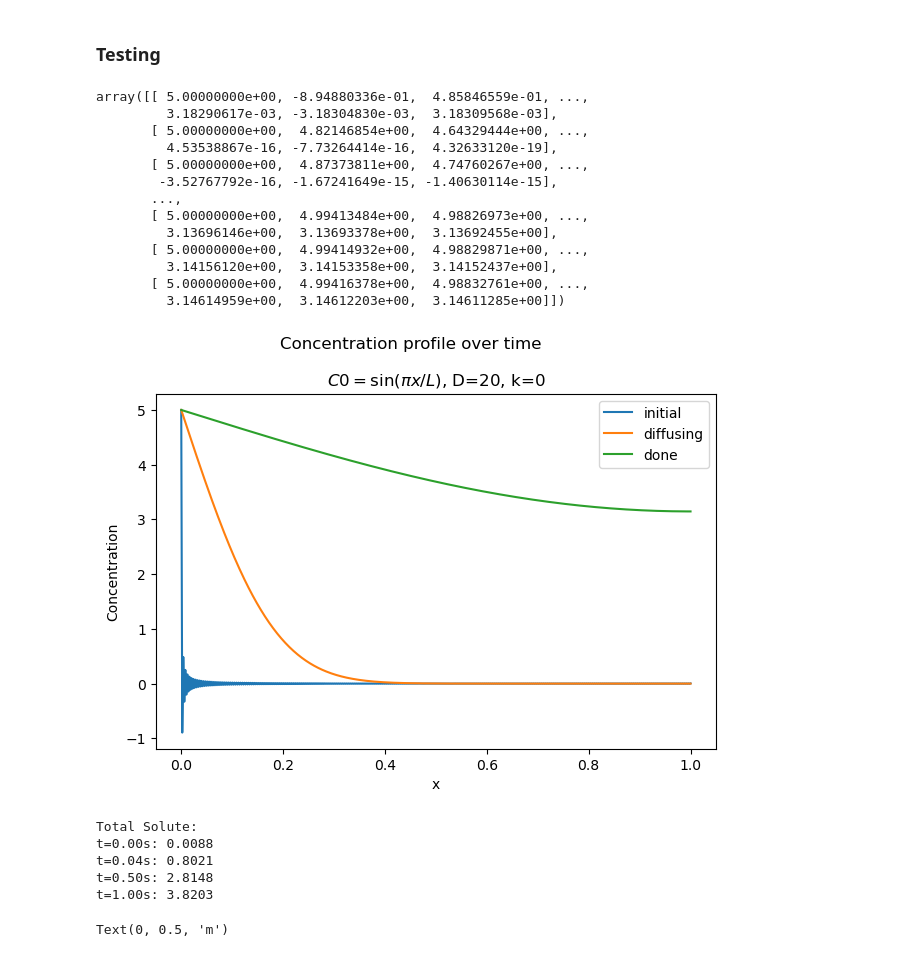
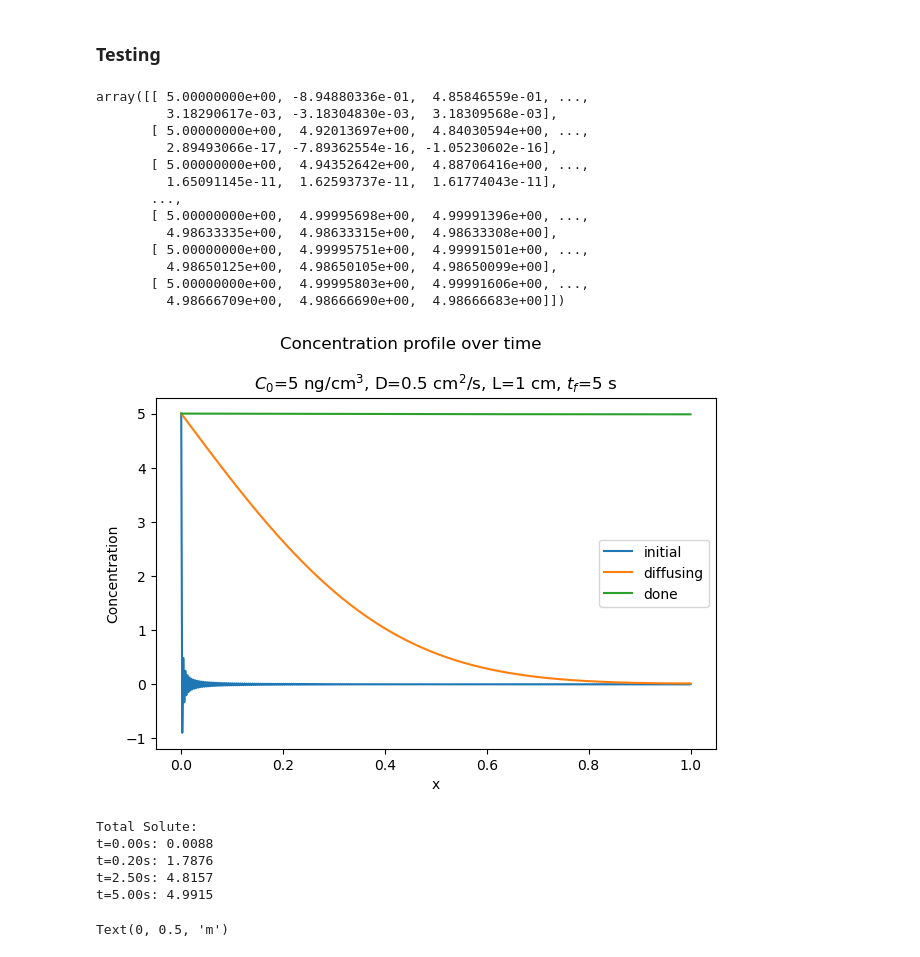
Before and after one commit to william-dove/Diffusion-Modeling, a Jupyter notebook: DopantUptake.ipynb, the cells around one changed output. Cells and saved outputs as stored; diff of their text form; code cells hidden in the pictures.

```diff
--- a/DopantUptake.ipynb
+++ b/DopantUptake.ipynb
@@ -8,8 +9,8 @@ import numpy as np
 # %% [markdown]
 ## Importing Data
 # %%
-dir = "./data/DopantUptake/DopantUptake/Data"
-samples = [os.path.join(dir, sample) for sample in os.listdir(dir)]
+data_dir = "./data/DopantUptake/DopantUptake/Data"
+samples = [os.path.join(data_dir, sample) for sample in os.listdir(data_dir)]
 
 
 sample_dfs = {}
@@ -506,55 +507,62 @@ def C_uptake(C, L=1, tf=1):
 # %% [markdown]
 ### Testing
 # %%
-C = analytic_grid(5, 0.5, 1, 1)
+C0 = 5
+D = 0.5
+L = 1
+tf = 5
+
+
+
+C = analytic_grid(C0, D, L, tf)
 
 C
 # %% [output]
 array([[ 5.00000000e+00, -8.94880336e-01,  4.85846559e-01, ...,
          3.18290617e-03, -3.18304830e-03,  3.18309568e-03],
-       [ 5.00000000e+00,  4.82146854e+00,  4.64329444e+00, ...,
-         4.53538867e-16, -7.73264414e-16,  4.32633120e-19],
-       [ 5.00000000e+00,  4.87373811e+00,  4.74760267e+00, ...,
-        -3.52767792e-16, -1.67241649e-15, -1.40630114e-15],
+       [ 5.00000000e+00,  4.92013697e+00,  4.84030594e+00, ...,
+         2.89493066e-17, -7.89362554e-16, -1.05230602e-16],
+       [ 5.00000000e+00,  4.94352642e+00,  4.88706416e+00, ...,
+         1.65091145e-11,  1.62593737e-11,  1.61774043e-11],
        ...,
-       [ 5.00000000e+00,  4.99413484e+00,  4.98826973e+00, ...,
-         3.13696146e+00,  3.13693378e+00,  3.13692455e+00],
-       [ 5.00000000e+00,  4.99414932e+00,  4.98829871e+00, ...,
-         3.14156120e+00,  3.14153358e+00,  3.14152437e+00],
-       [ 5.00000000e+00,  4.99416378e+00,  4.98832761e+00, ...,
-         3.14614959e+00,  3.14612203e+00,  3.14611285e+00]])
+       [ 5.00000000e+00,  4.99995698e+00,  4.99991396e+00, ...,
+         4.98633335e+00,  4.98633315e+00,  4.98633308e+00],
+       [ 5.00000000e+00,  4.99995751e+00,  4.99991501e+00, ...,
+         4.98650125e+00,  4.98650105e+00,  4.98650099e+00],
+       [ 5.00000000e+00,  4.99995803e+00,  4.99991606e+00, ...,
+         4.98666709e+00,  4.98666690e+00,  4.98666683e+00]])
 # %%
 L = 1
-tf = 1
+tf = 5
 
 
 x = np.linspace(0, L, C.shape[1])
 dx = L/C.shape[1]
 dt = tf/C.shape[0]
 
 plt.plot(x, C[0], label='initial')
 plt.plot(x, C[10], label = 'diffusing')
 plt.plot(x, C[-1], label='done')
 plt.xlabel('x')
 plt.ylabel('Concentration')
 plt.suptitle(f"Concentration profile over time")
-plt.title(r"$C0=\sin(\pi x / L)$, D=20, k=0")
+plt.title("$C_0$=5 ng/cm$^3$, D=0.5 cm$^2$/s, L=1 cm, $t_f$=5 s")
 plt.legend()
 plt.tight_layout()
 plt.show()
 
 print("Total Solute:")
 print(f't=0.00s: {np.sum(C[0]*dx):.4f}')
 print(f't={20*dt:.2f}s: {np.sum(C[20]*dx):.4f}')
 print(f't={250*dt:.2f}s: {np.sum(C[250]*dx):.4f}')
-print(f't=1.00s: {np.sum(C[-1]*dx):.4f}')
+print(f't=5.00s: {np.sum(C[-1]*dx):.4f}')
 # %% [output]
-[figure, old version]
+[figure, new version]
 Total Solute:
 t=0.00s: 0.0088
-t=0.04s: 0.8021
-t=0.50s: 2.8148
-t=1.00s: 3.8203
+t=0.20s: 1.7876
+t=2.50s: 4.8157
+t=5.00s: 4.9915
 # %%
 uptake_data = C_uptake(C)
 
```
Also changed, not shown: parts of 13 cells of this notebook.
